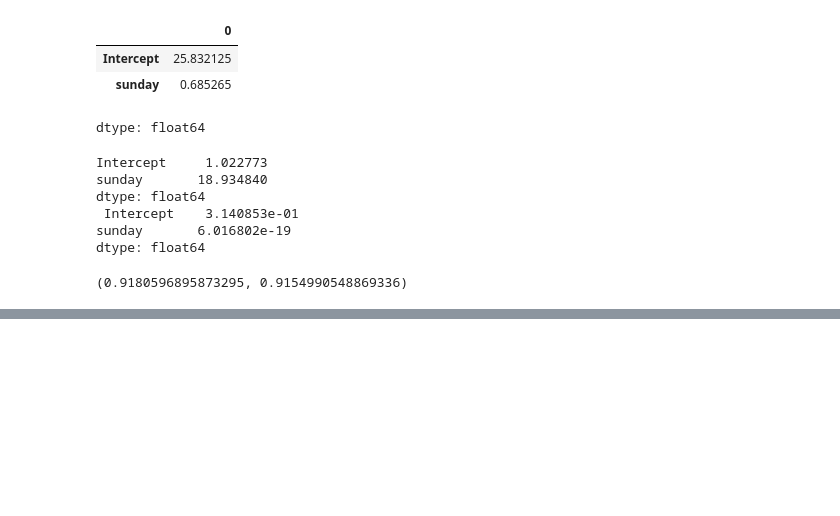
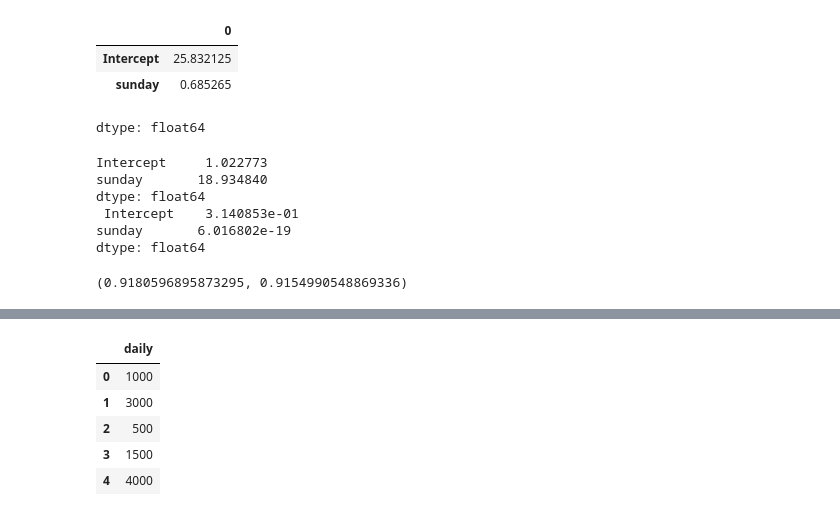
Before and after one commit to ChetanGoud77/AD-PYTHON, a Jupyter notebook: DAY_18.ipynb, the cells around one changed output, grey strips where cells are left out. Drawn from its saved outputs; the diff is of its cells as text; code cells hidden in the pictures; blank space fills up the shorter version.

```diff
--- a/DAY_18.ipynb
+++ b/DAY_18.ipynb
@@ -167,0 +176,10 @@ dtype: float64
+# %%
+data_pred=pd.DataFrame(newdata,columns=['daily'])
+data_pred
+# %% [output]
+|  | daily |
+| 0 | 1000 |
+| 1 | 3000 |
+| 2 | 500 |
+| 3 | 1500 |
+| 4 | 4000 |
```
Also changed, not shown: parts of 20 cells of this notebook.
